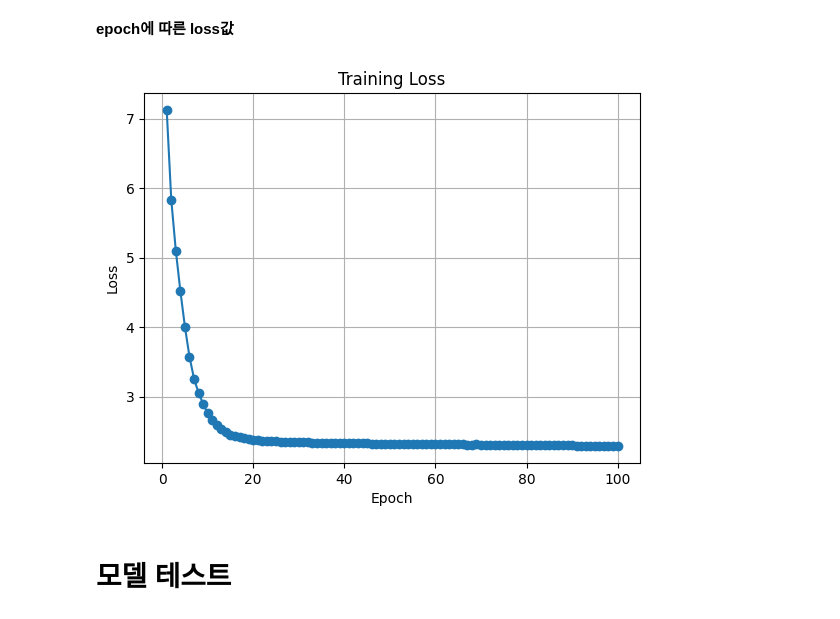
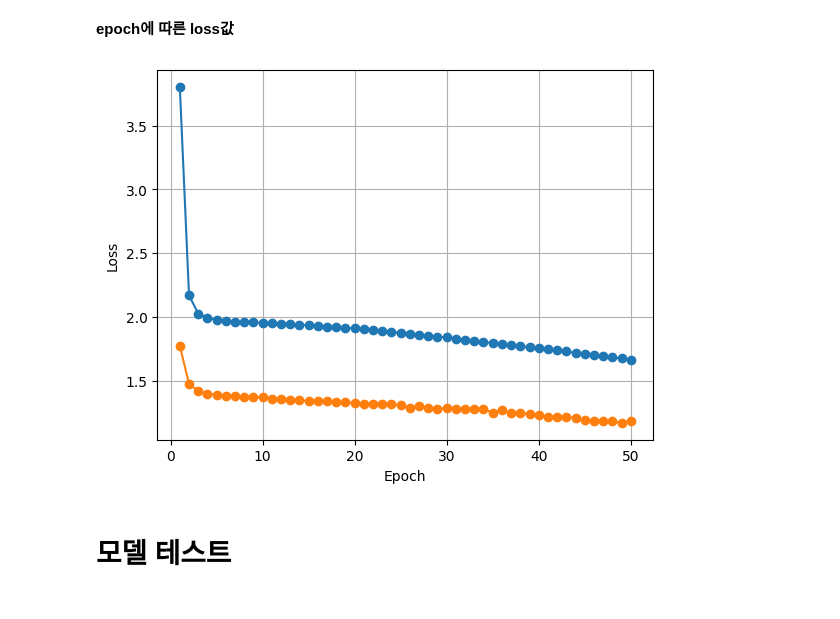
Before and after one commit to CaFeCoKe/Interview_Writer, a Jupyter notebook: Interview_Writer.ipynb, the cells around one changed output. Drawn from its saved outputs; the diff is of its cells as text; code cells hidden in the pictures.

Commit message:
Start finding the appropriate number of parameters
Epoch=50, learning rate=1e-4, hidden_state=128로 훈련하여 모델이 underfitting 됨을 확인

```diff
--- a/Interview_Writer.ipynb
+++ b/Interview_Writer.ipynb
@@ -209,2 +202,3 @@ print("답 평균길이 : ", (A_total/len(interview_data)))
 # %%
 train_set = DataSet(interview_data, tokenizer=fast_tokenizer, max_len=1024)
+val_set = DataSet(dev_interview_data, tokenizer=fast_tokenizer, max_len=1024)
@@ -484,13 +465,15 @@ class Decoder_Model(nn.Module):
 # %%
 import torch
 
-model = Decoder_Model(vocab_size=fast_tokenizer.vocab_size, hidden_size=32, max_position_embeddings=1024)
+model = Decoder_Model(vocab_size=fast_tokenizer.vocab_size, hidden_size=128, max_position_embeddings=1024)
 # GPU 가속을 사용할 수 있으면 device를 cuda로 설정하고, 아니면 cpu로 설정
 device = torch.device("cuda" if torch.cuda.is_available() else "cpu")
 
-epochs = 100
+epochs = 50
 learning_rate = 1e-4
 
+eval_steps = len(train_dataloader)
+
 optimizer = torch.optim.Adam(model.parameters(), lr=learning_rate)
 # %%
 model.to(device)
@@ -517,13 +500,13 @@ Decoder_Model(
 # %%
 from tqdm.auto import tqdm as tqdm_auto
 
-loss_list = []
-model.train()
+train_loss_list = []
+val_loss_list = []
 for epoch in range(epochs):
     loss = 0
     total_loss = 0.0
-
-    for batch in tqdm_auto(train_dataloader, mininterval=0.01, leave=True):
+    model.train()
+    for step, batch in enumerate(tqdm_auto(train_dataloader, mininterval=0.01, leave=True)):
         optimizer.zero_grad()     # 그래디언트 초기화
 
         inputs = {k: v.to(device) for k, v in batch.items()}
@@ -534,10 +517,27 @@ for epoch in range(epochs):
 
         loss.backward()     # 역전파
         optimizer.step()    # 옵티마이저 업데이트
-        # scheduler.step()    # 스케줄러 업데이트
+
+        if (step + 1) % eval_steps == 0:  # eval_steps 마다 loss를 출력
+
+            with torch.no_grad():   # 학습 X (그래디언트 계산 X)
+                val_loss = 0
+                model.eval()        # 평가모드로 전환
+
+                for val_batch in tqdm_auto(val_dataloader, mininterval=0.01, leave=True):
+
+                    # 배치를 GPU로 복사
+                    inputs = {k: v.to(device) for k, v in batch.items()}
+                    val_outputs = model(**inputs)     # 모형으로 결과 예측
+
+                    val_loss += outputs.loss.item()
+
+                avg_val_loss = val_loss / len(val_dataloader)
+                val_loss_list.append(avg_val_loss)
+            print('Step %d, validation loss: %.4f' % ((step + 1), avg_val_loss))
 
     avg_train_loss = total_loss / len(train_dataloader)
     torch.cuda.empty_cache()
     print('epoch %d, train loss: %.4f \n' % (epoch, avg_train_loss))
-    loss_list.append(avg_train_loss)
+    train_loss_list.append(avg_train_loss)
 # %% [output]
@@ -564,17 +576,17 @@ epoch_list = []
 for i in range(1, epochs+1):
     epoch_list.append(i)
 
-def plot_loss(epoch_list, loss_list):
-    plt.plot(epoch_list, loss_list, marker='o')
+def plot_loss(epoch_list, train_loss_list, val_loss_list):
+    plt.plot(epoch_list, train_loss_list, marker='o')
+    plt.plot(epoch_list, val_loss_list, marker='o')
     plt.xlabel('Epoch')
     plt.ylabel('Loss')
-    plt.title('Training Loss')
     plt.grid(True)
     plt.show()
 # %%
-plot_loss(epoch_list, loss_list)
+plot_loss(epoch_list, train_loss_list, val_loss_list)
 # %% [output]
-[figure, old version]
+[figure, new version]
 # %%
 torch.save(model, '/content/drive/Othercomputers/내 컴퓨터/Interview_Writer/Interview_Writer_GPT_epoch{}_lr={}.pt'.format(epochs, learning_rate))
 # %% [markdown]
```
Also changed, not shown: parts of 18 cells of this notebook.
